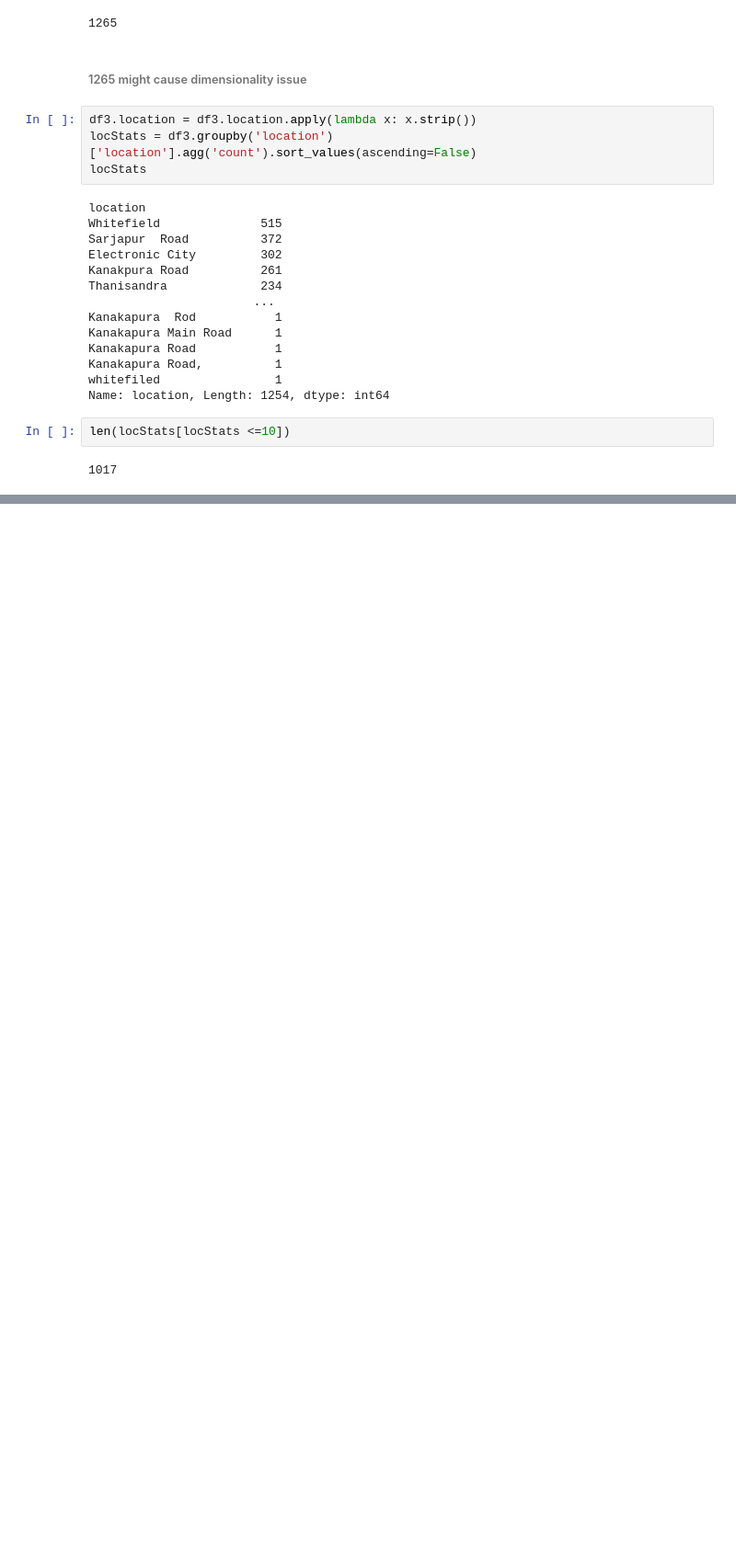
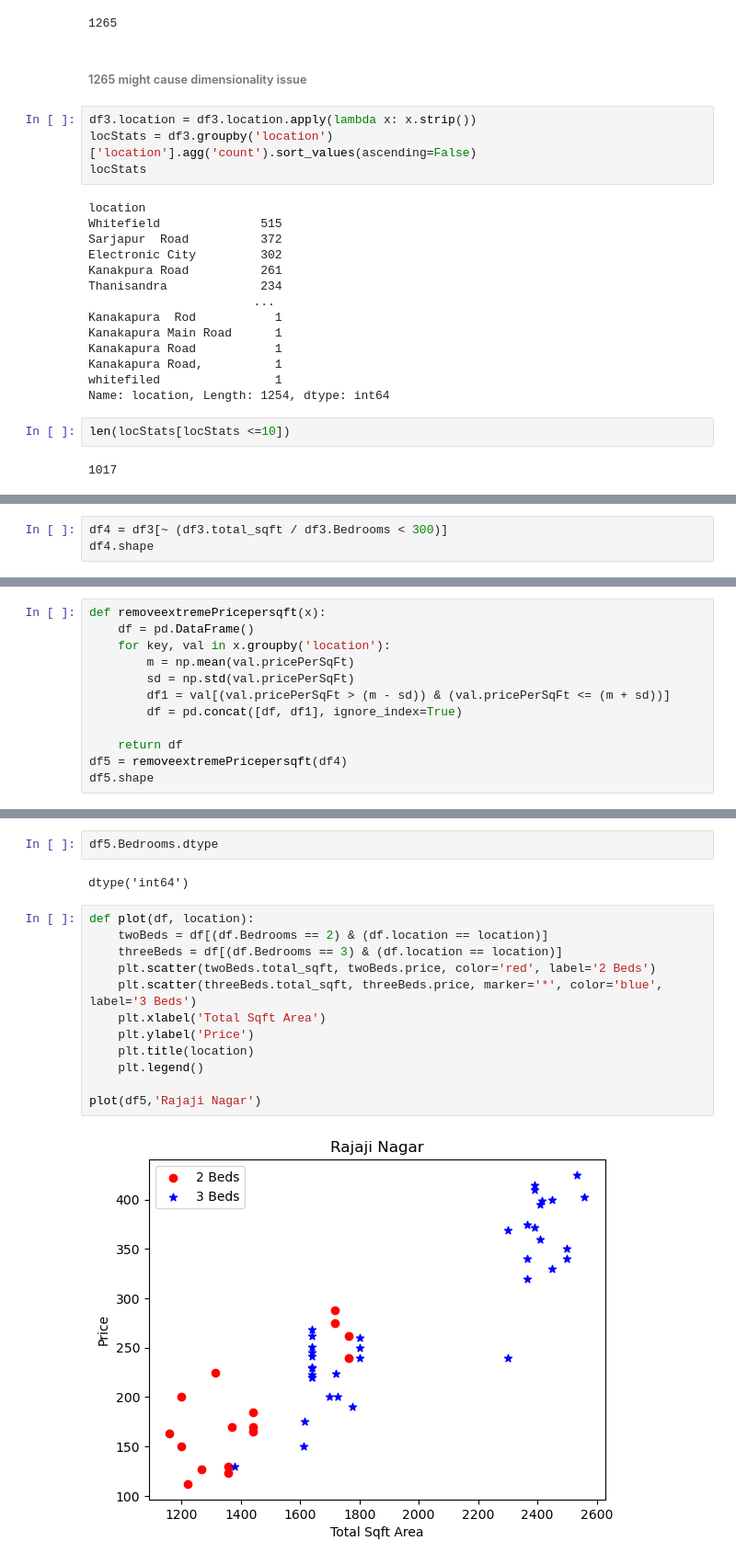
Before and after one commit to swaroop-2007/RealEstatePricePrediction, a Jupyter notebook: EDA.ipynb, the cells around one changed output, grey strips where cells are left out. Shown at 92% size. Cells and saved outputs as stored; diff of their text form; blank space fills up the shorter version.

Commit message:
Update: Prepared data for ML model

```diff
--- a/EDA.ipynb
+++ b/EDA.ipynb
@@ -225,0 +238,3 @@ df3.head(20)
+# %%
+df4 = df3[~ (df3.total_sqft / df3.Bedrooms < 300)]
+df4.shape
@@ -225,0 +255,12 @@ df3.head(20)
+# %%
+def removeextremePricepersqft(x):
+    df = pd.DataFrame()
+    for key, val in x.groupby('location'):
+        m = np.mean(val.pricePerSqFt)
+        sd = np.std(val.pricePerSqFt)
+        df1 = val[(val.pricePerSqFt > (m - sd)) & (val.pricePerSqFt <= (m + sd))]
+        df = pd.concat([df, df1], ignore_index=True)
+
+    return df
+df5 = removeextremePricepersqft(df4)
+df5.shape
@@ -225,0 +278,18 @@ df3.head(20)
+# %%
+df5.Bedrooms.dtype
+# %% [output]
+dtype('int64')
+# %%
+def plot(df, location):
+    twoBeds = df[(df.Bedrooms == 2) & (df.location == location)]
+    threeBeds = df[(df.Bedrooms == 3) & (df.location == location)]
+    plt.scatter(twoBeds.total_sqft, twoBeds.price, color='red', label='2 Beds')
+    plt.scatter(threeBeds.total_sqft, threeBeds.price, marker='*', color='blue', label='3 Beds')
+    plt.xlabel('Total Sqft Area')
+    plt.ylabel('Price')
+    plt.title(location)
+    plt.legend()
+
+plot(df5,'Rajaji Nagar')
+# %% [output]
+[figure, added]
```
Also changed, not shown: parts of 12 cells of this notebook.
